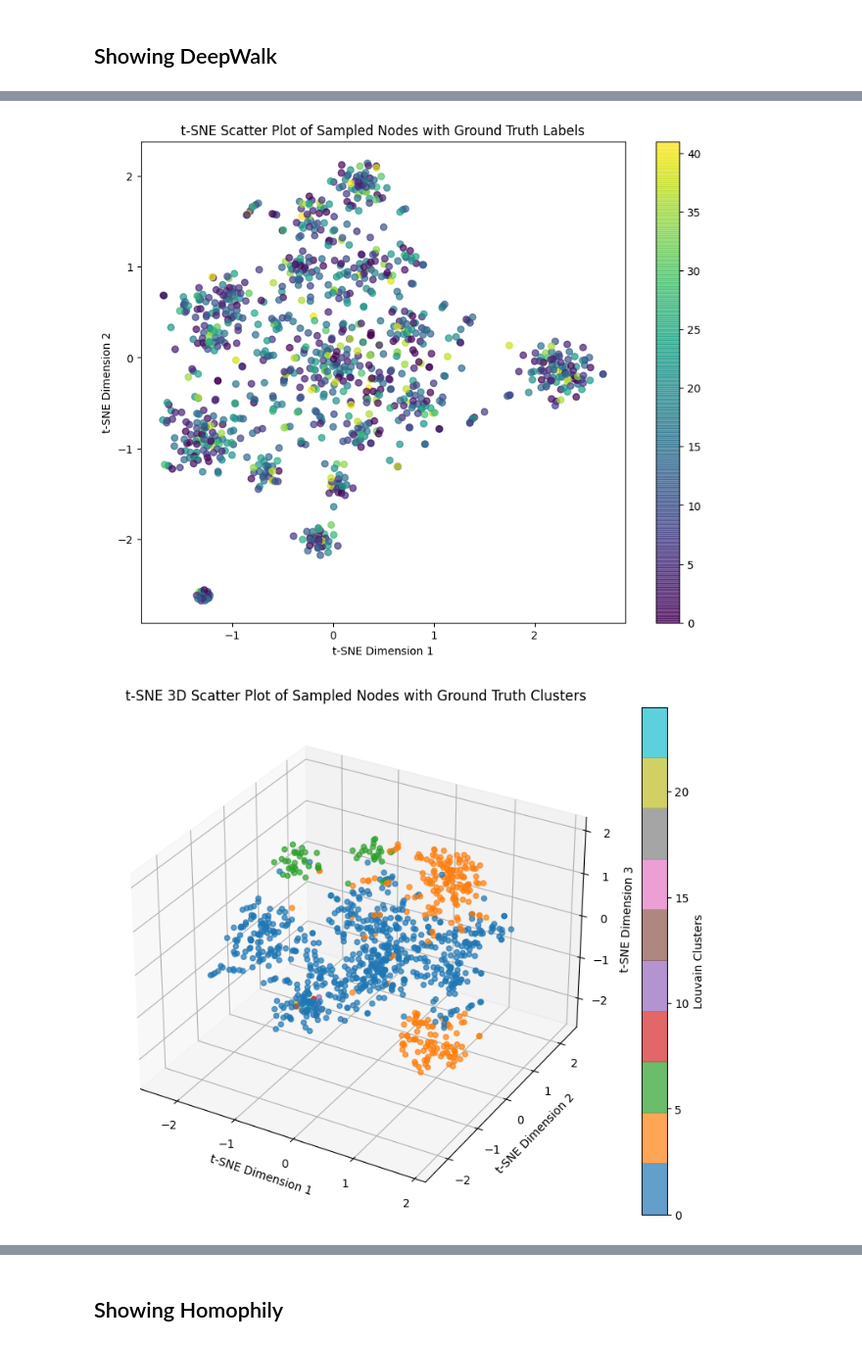
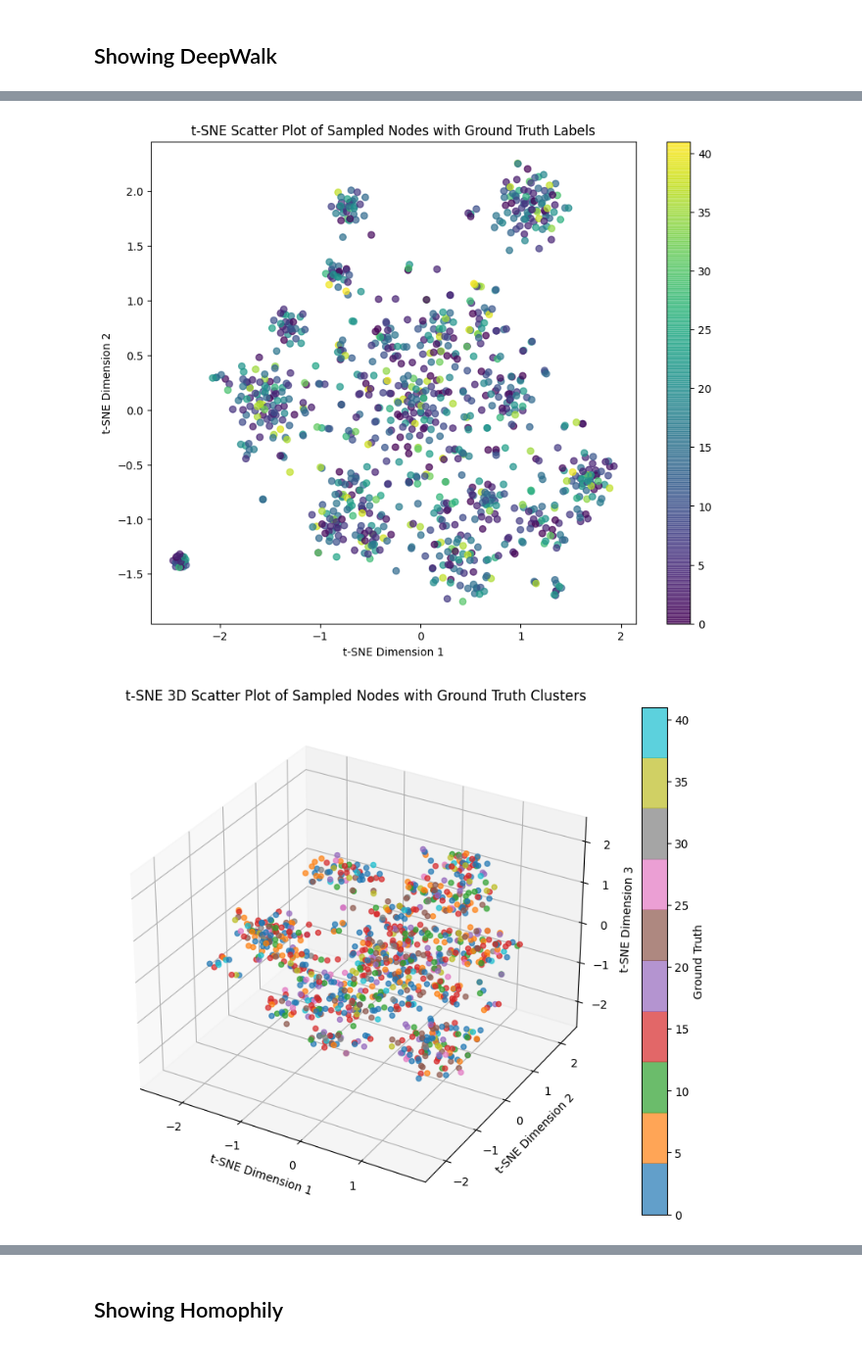
Before and after one commit to Anika-Roy/Exploring_Graph_Embeddings, a Jupyter notebook: emai_eu_visu/email_last_ditch.ipynb, the cells around one changed output, grey strips where cells are left out. Shown at 98% size. Drawn from its saved outputs; the diff is of its cells as text; code cells hidden in the pictures.

```diff
--- a/emai_eu_visu/email_last_ditch.ipynb
+++ b/emai_eu_visu/email_last_ditch.ipynb
@@ -399,4 +399,4 @@ Ground Truth Labels:
 # %%
 # adjmat , window_size , embedding_size , walks_per_vertex , walk_length , p , q
 # n2v = Node2Vec(adjmat, 10, 128, 5, 5, 1, 1)
-Node2Vec(adjmat, 10, 128, 10, 80, 1, 1)
+n2v = Node2Vec(adjmat, 10, 128, 10, 80, 1, 0.5)
@@ -458,7 +456,7 @@ plt.ylabel('t-SNE Dimension 2')
 plt.colorbar()
 plt.show()
 # %% [output]
-[figure, old version]
+[figure, new version]
 # %%
 # # getting the embeddings from the model
 embeddings = np.array(n2v.get_embeddings())
@@ -468,36 +466,36 @@ from sklearn.preprocessing import StandardScaler
 
 # Sample some nodes from the graph
 subgraph_size = 1005  # Adjust as needed
 sampled_nodes = np.random.choice(list(G.nodes()), size=subgraph_size, replace=False)
 
 # Get the embeddings for the sampled nodes
 # embeddings = [model[node] for node in sampled_nodes]
 
 # Get the ground truth labels for the sampled nodes
 gt_labels_sampled = [gt_labels[node] for node in sampled_nodes]
 
 # Convert the list of embeddings to a NumPy array
 embeddings_array = np.array(embeddings)
 
 # Use t-SNE to reduce dimensions to 3D
 tsne = TSNE(perplexity=10, n_components=3, learning_rate=20, init='random', n_iter=1000, random_state=42)
 embeddings_3d = tsne.fit_transform(embeddings_array)
 
 # Standard scale
 embeddings_3d = StandardScaler().fit_transform(embeddings_3d)
 
 # Scatter plot in 3D with Louvain clusters as colors
 fig = plt.figure(figsize=(10, 8))
 ax = fig.add_subplot(111, projection='3d')  # Create a 3D subplot
-scatter = ax.scatter(embeddings_3d[:, 0], embeddings_3d[:, 1], embeddings_3d[:, 2], c=labels, cmap='tab10', alpha=0.7)
+scatter = ax.scatter(embeddings_3d[:, 0], embeddings_3d[:, 1], embeddings_3d[:, 2], c=gt_labels_sampled, cmap='tab10', alpha=0.7)
 ax.set_title('t-SNE 3D Scatter Plot of Sampled Nodes with Ground Truth Clusters')
 ax.set_xlabel('t-SNE Dimension 1')
 ax.set_ylabel('t-SNE Dimension 2')
 ax.set_zlabel('t-SNE Dimension 3')
-fig.colorbar(scatter, label='Louvain Clusters')
+fig.colorbar(scatter, label='Ground Truth')
 plt.show()
 # %% [output]
-[figure, old version]
+[figure, new version]
 # %%
 import numpy as np
 import networkx as nx
```
Also changed, not shown: parts of 4 cells of this notebook, 4 other files.
